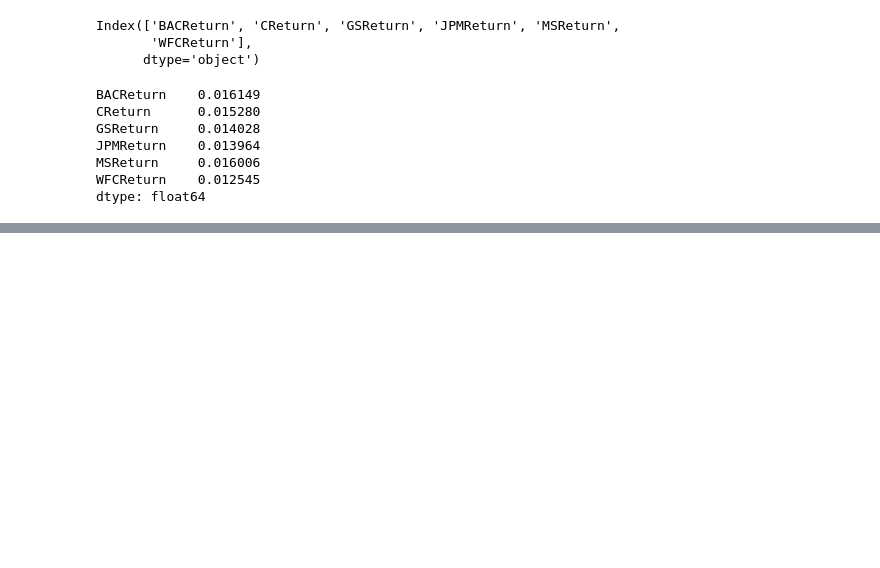
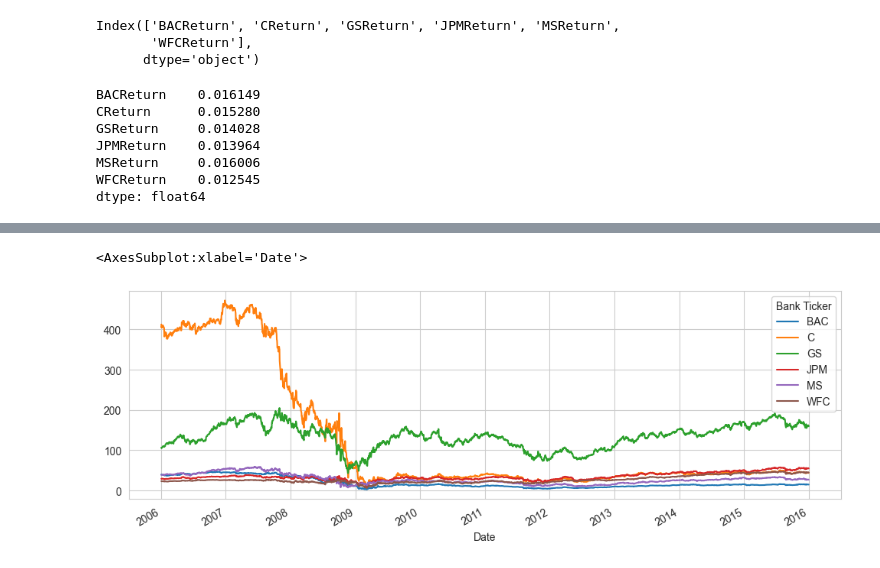
Before and after one commit to Ryan-nd/Data-Science-Capstone-Project-Finance-Analysis, a Jupyter notebook: Finance Project.ipynb, the cells around one changed output, grey strips where cells are left out. Cells and saved outputs as stored; diff of their text form; code cells hidden in the pictures; blank space fills up the shorter version.

```diff
--- a/Finance Project.ipynb
+++ b/Finance Project.ipynb
@@ -155,0 +167,6 @@ sns.displot(returns.loc['2008-01-01':'2008-12-12']["CReturn"], color = 'red', bi
+# %%
+bank_stocks.xs(key='Close', axis = 1, level="Stock Info").plot(figsize=(12,4))
+#in this cross-section of the data for 'Close' we can see a huge dip in citibank stock price
+# %% [output]
+<AxesSubplot:xlabel='Date'>
+[figure, added]
```
Also changed, not shown: parts of 9 cells of this notebook.
